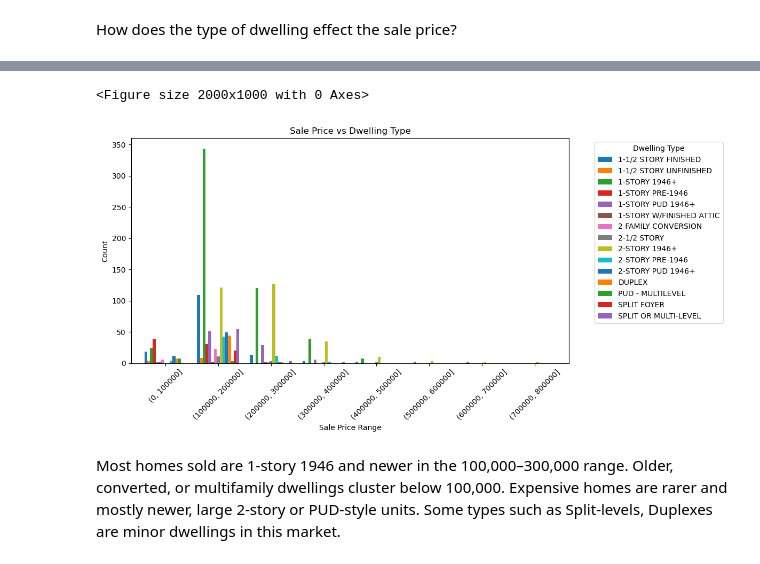
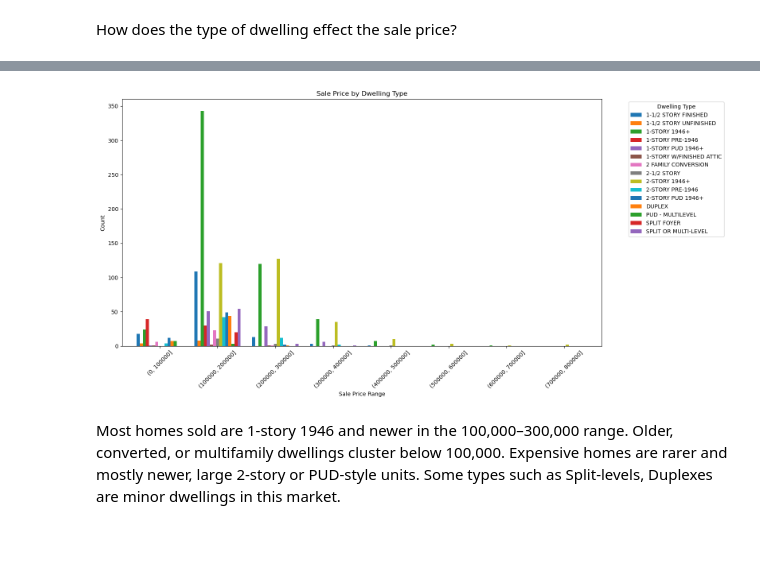
Before and after one commit to khadazhaia/house-prices-regression, a Jupyter notebook: code/01eda.ipynb, the cells around one changed output, grey strips where cells are left out. Cells and saved outputs as stored; diff of their text form; code cells hidden in the pictures.

```diff
--- a/code/01eda.ipynb
+++ b/code/01eda.ipynb
@@ -187,0 +208,14 @@ There are 15 different types of dwellings and 1 story dwellings from 1946 and ne
+# %%
+# Create bins from 0 to the max by 10,000
+max_area = train_df["LotArea"].max()
+
+ten = 10_000
+
+area_bins = np.arange(0, (max_area // ten + 2) * ten, ten)
+
+# Bin LotArea and count how many fall into each bin
+train_df["Area"] = pd.cut(train_df["LotArea"], bins=area_bins)
+
+area_df = train_df["Area"].value_counts().to_frame(name="Count")
+
+area_df
@@ -203,19 +270,16 @@ prices.tail()
 # %%
-# Create bins from 0 to the nearest $100,000
+# Create bins from 0 to the max by $100,000
 max_price = train_df["SalePrice"].max()
 
 hundred = 100_000
 
-price_per_100 = np.arange(0, (max_price // hundred + 2) * hundred, hundred)
+price_bins = np.arange(0, (max_price // hundred + 2) * hundred, hundred)
 
 
-# Bin the prices
-train_df["Price"] = pd.cut(train_df["SalePrice"], bins=price_per_100)
+# Bin the prices and count how many fall into each bin
+train_df["Price"] = pd.cut(train_df["SalePrice"], bins=price_bins)
 
-price_df = train_df["Price"].value_counts().sort_index().to_frame(name="Count")
-
-# Convert interval index to string without parentheses
-# price_df.index = price_df.index.map(lambda x: f"{int(x.left):,}–{int(x.right):,}")
+price_df = train_df["Price"].value_counts().to_frame(name="Count")
 
 price_df
 # %% [output]
@@ -265,18 +329,16 @@ dwelling_counts
 | (700000, 800000] | 0 | 0 | 0 | 0 | 0 | ... |
 # %%
 # Plot grouped bar chart
-plt.figure(figsize=(20, 10))
-ax = dwelling_counts.plot(kind='bar', figsize=(12, 6), width=0.8)
+ax = dwelling_counts.plot(kind="bar", figsize=(16, 8), width=0.8)
 
-plt.title("Sale Price vs Dwelling Type")
+plt.title("Sale Price by Dwelling Type")
 plt.xlabel("Sale Price Range")
 plt.ylabel("Count")
 plt.xticks(rotation=45)
-plt.legend(title="Dwelling Type", bbox_to_anchor=(1.05, 1), loc='upper left')
+plt.legend(title="Dwelling Type", bbox_to_anchor=(1.05, 1), loc="upper left")
 plt.tight_layout()
 plt.show()
 # %% [output]
-<Figure size 2000x1000 with 0 Axes>
-[figure, old version]
+[figure, new version]
 # %% [markdown]
 Most homes sold are 1-story 1946 and newer in the 100,000–300,000 range. Older, converted, or multifamily dwellings cluster below 100,000. Expensive homes are rarer and mostly newer, large 2-story or PUD-style units. Some types such as Split-levels, Duplexes are minor dwellings in this market.
```
Also changed, not shown: parts of 20 cells of this notebook.
